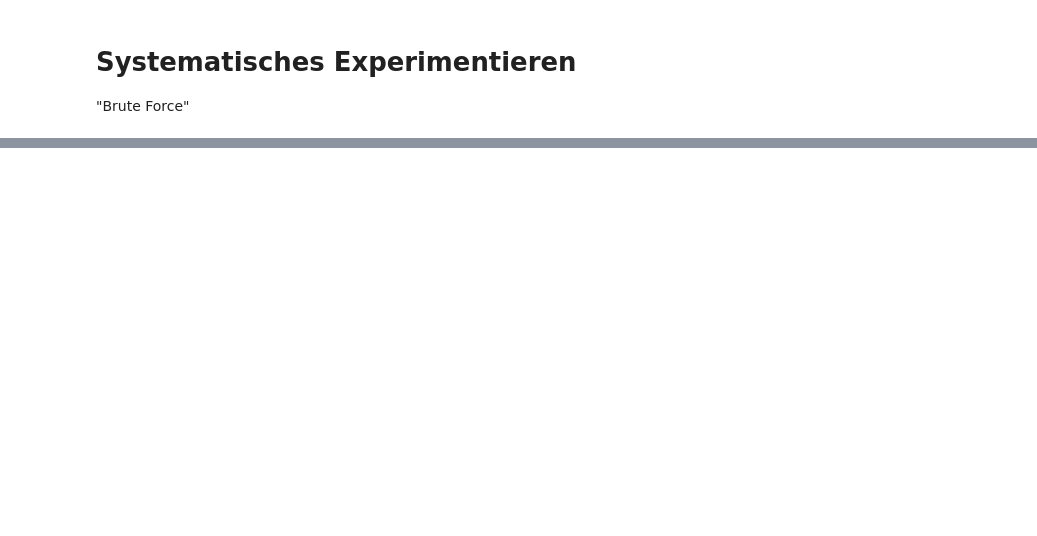
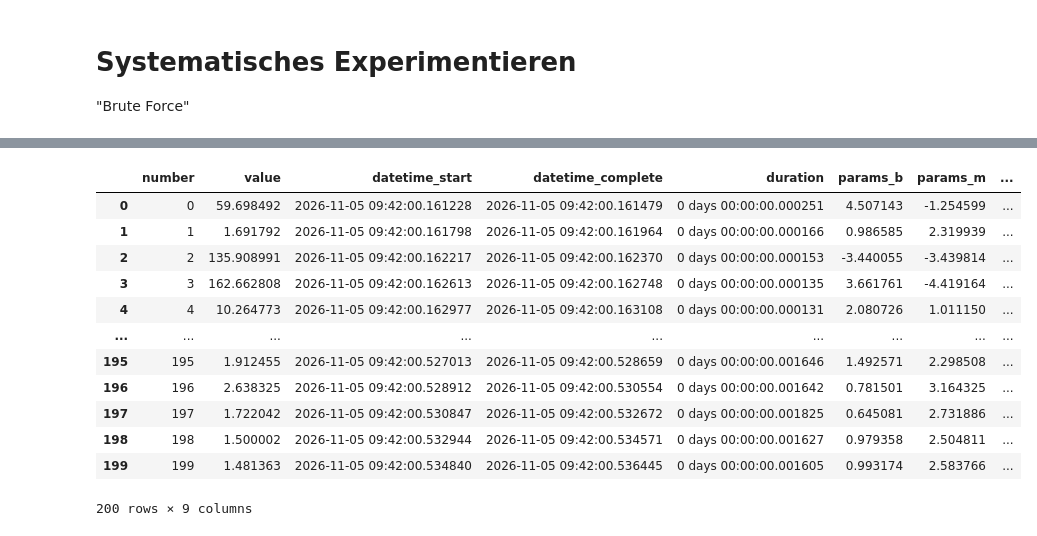
Before and after one commit to juebrauer/examples, a Jupyter notebook: 072_optuna/optuna_test.ipynb, the cells around one changed output, grey strips where cells are left out. Saved outputs shown, nothing was run; the diff lists cells and outputs as text; code cells hidden in the pictures; blank space fills up the shorter version.

```diff
--- a/072_optuna/optuna_test.ipynb
+++ b/072_optuna/optuna_test.ipynb
@@ -289,0 +372,16 @@ Note: you may need to restart the kernel to use updated packages.
+# %%
+study_gerade.trials_dataframe()
+# %% [output]
+|  | number | value | datetime_start | datetime_complete | duration | params_b | params_m | ... |
+| 0 | 0 | 59.698492 | 2026-11-05 09:42:00.161228 | 2026-11-05 09:42:00.161479 | 0 days 00:00:00.000251 | 4.507143 | -1.254599 | ... |
+| 1 | 1 | 1.691792 | 2026-11-05 09:42:00.161798 | 2026-11-05 09:42:00.161964 | 0 days 00:00:00.000166 | 0.986585 | 2.319939 | ... |
+| 2 | 2 | 135.908991 | 2026-11-05 09:42:00.162217 | 2026-11-05 09:42:00.162370 | 0 days 00:00:00.000153 | -3.440055 | -3.439814 | ... |
+| 3 | 3 | 162.662808 | 2026-11-05 09:42:00.162613 | 2026-11-05 09:42:00.162748 | 0 days 00:00:00.000135 | 3.661761 | -4.419164 | ... |
+| 4 | 4 | 10.264773 | 2026-11-05 09:42:00.162977 | 2026-11-05 09:42:00.163108 | 0 days 00:00:00.000131 | 2.080726 | 1.011150 | ... |
+| ... | ... | ... | ... | ... | ... | ... | ... | ... |
+| 195 | 195 | 1.912455 | 2026-11-05 09:42:00.527013 | 2026-11-05 09:42:00.528659 | 0 days 00:00:00.001646 | 1.492571 | 2.298508 | ... |
+| 196 | 196 | 2.638325 | 2026-11-05 09:42:00.528912 | 2026-11-05 09:42:00.530554 | 0 days 00:00:00.001642 | 0.781501 | 3.164325 | ... |
+| 197 | 197 | 1.722042 | 2026-11-05 09:42:00.530847 | 2026-11-05 09:42:00.532672 | 0 days 00:00:00.001825 | 0.645081 | 2.731886 | ... |
+| 198 | 198 | 1.500002 | 2026-11-05 09:42:00.532944 | 2026-11-05 09:42:00.534571 | 0 days 00:00:00.001627 | 0.979358 | 2.504811 | ... |
+| 199 | 199 | 1.481363 | 2026-11-05 09:42:00.534840 | 2026-11-05 09:42:00.536445 | 0 days 00:00:00.001605 | 0.993174 | 2.583766 | ... |
+200 rows × 9 columns
```
Also changed, not shown: parts of 24 cells of this notebook.
